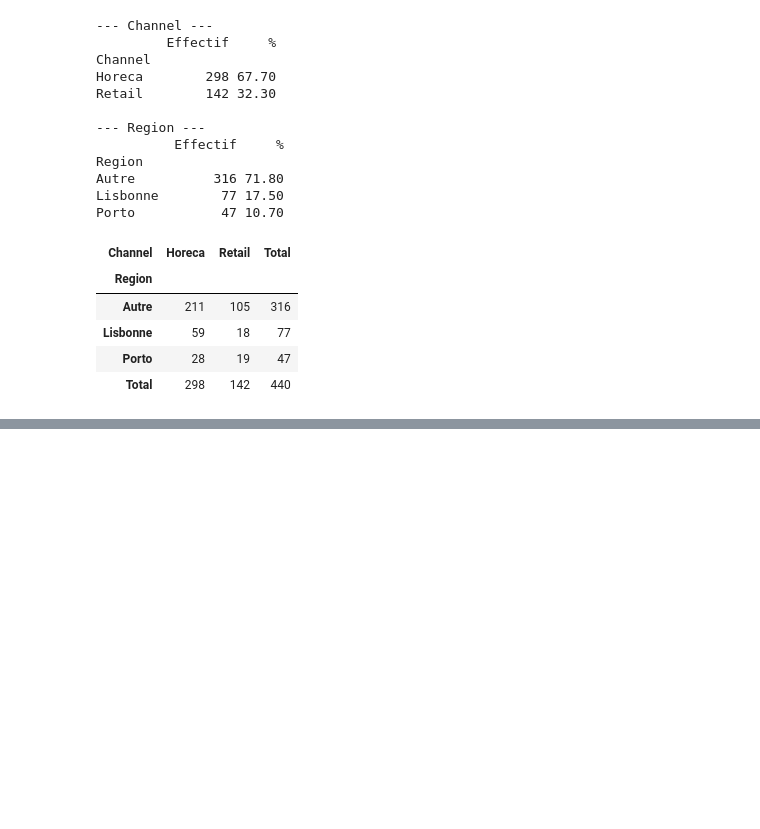
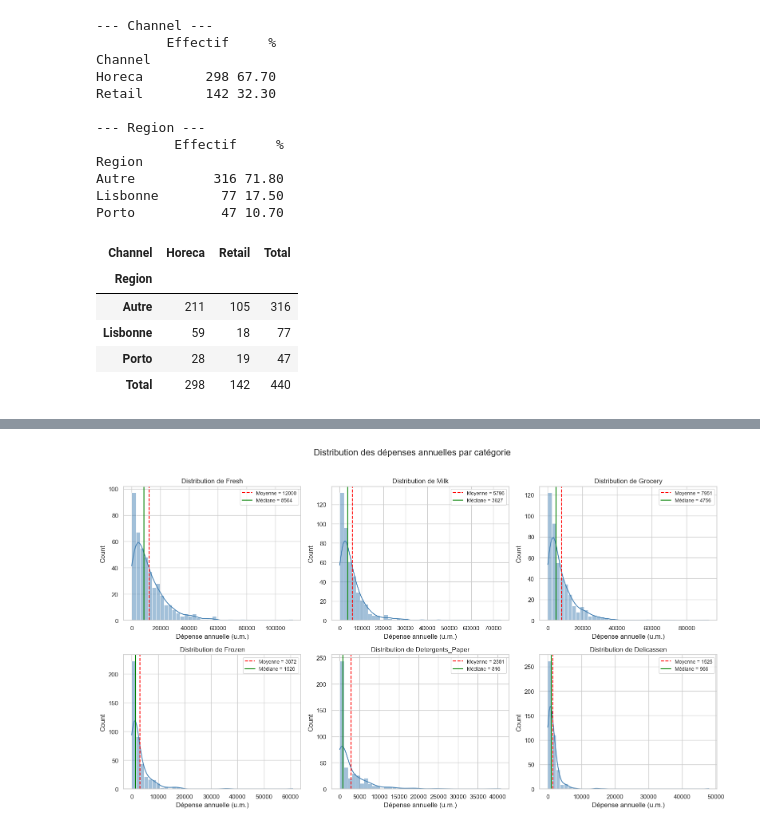
Before and after one commit to rokhayacoumbadiouf-bit/Segmentation_Client_ML, a Jupyter notebook: P1IA_ODC/projet_machine_learning/segmentaion_client.ipynb, the cells around one changed output, grey strips where cells are left out. Cells and saved outputs as stored; diff of their text form; code cells hidden in the pictures; blank space fills up the shorter version.

Commit message:
Étape 4. Visualisations exploratoires

```diff
--- a/P1IA_ODC/projet_machine_learning/segmentaion_client.ipynb
+++ b/P1IA_ODC/projet_machine_learning/segmentaion_client.ipynb
@@ -379,0 +387,17 @@ La région semble peu discriminante. Le canal, en revanche, sera une référence
+# %%
+fig, axes = plt.subplots(2, 3, figsize=(16, 9))
+axes = axes.flatten()
+
+for i, col in enumerate(SPEND_COLS):
+    sns.histplot(df[col], bins=40, kde=True, ax=axes[i], color="steelblue")
+    axes[i].axvline(df[col].mean(), color="red", linestyle="--", label=f"Moyenne = {df[col].mean():.0f}")
+    axes[i].axvline(df[col].median(), color="green", linestyle="-", label=f"Médiane = {df[col].median():.0f}")
+    axes[i].set_title(f"Distribution de {col}")
+    axes[i].set_xlabel("Dépense annuelle (u.m.)")
+    axes[i].legend(fontsize=9)
+
+plt.suptitle("Distribution des dépenses annuelles par catégorie", fontsize=16, y=1.02)
+plt.tight_layout()
+plt.show()
+# %% [output]
+[figure, added]
```
Also changed, not shown: parts of 18 cells of this notebook.
